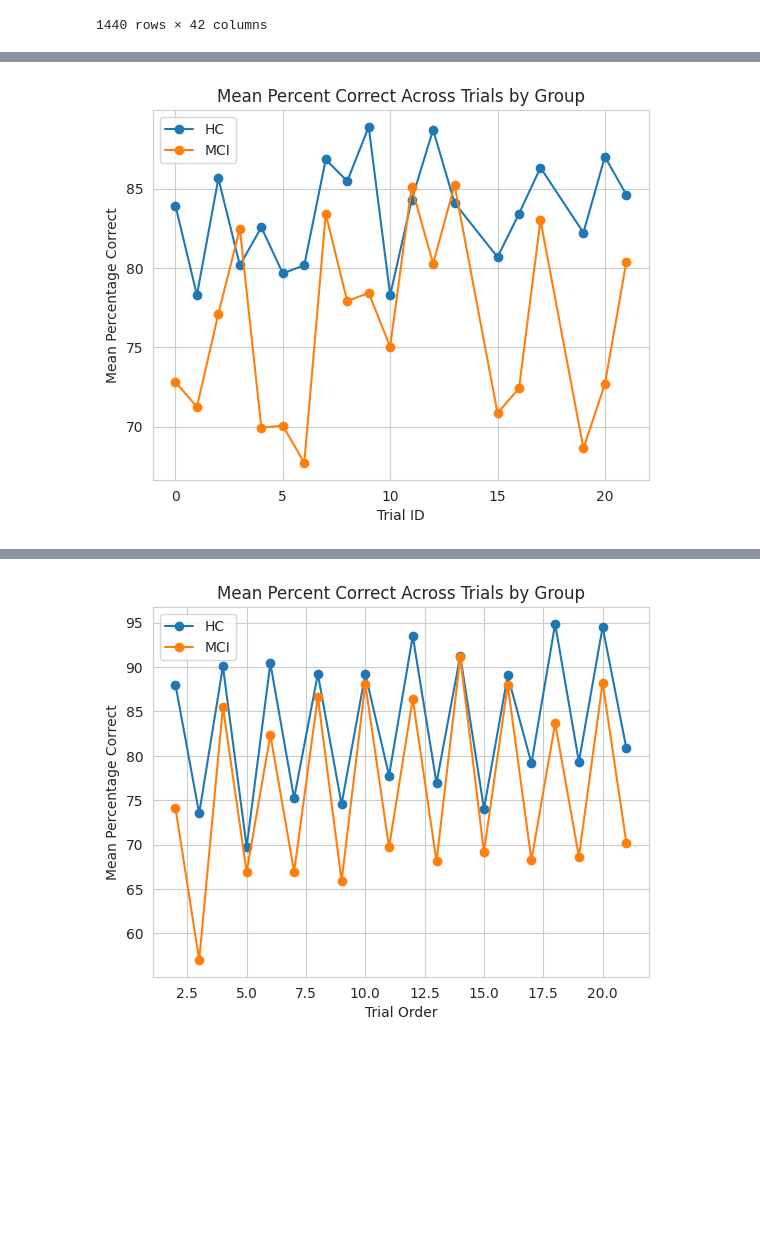
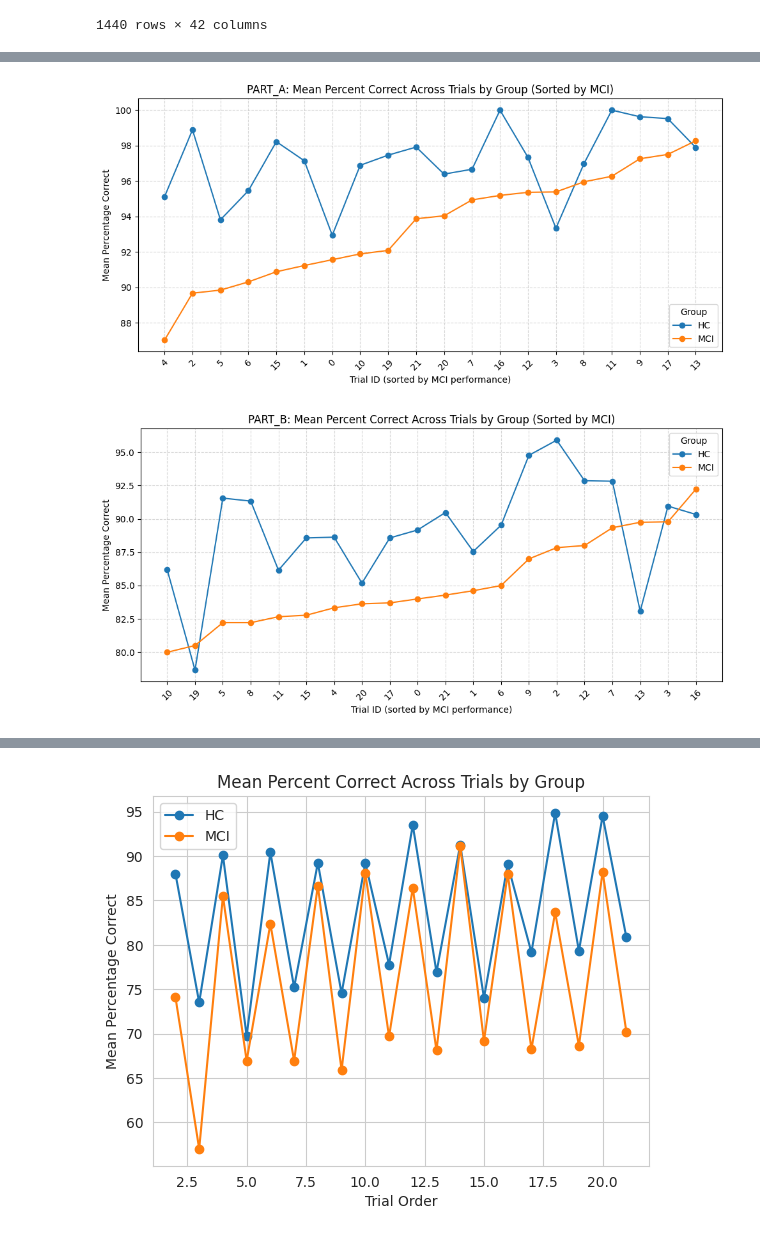
Before and after one commit to gianluca-capelo/tmt-analysis, a Jupyter notebook: notebooks/preliminar_analysis.ipynb, the cells around one changed output, grey strips where cells are left out. Drawn from its saved outputs; the diff is of its cells as text; code cells hidden in the pictures; blank space fills up the shorter version.

Commit message:
start adding path analysis

```diff
--- a/notebooks/preliminar_analysis.ipynb
+++ b/notebooks/preliminar_analysis.ipynb
@@ -1,9 +1,17 @@
 # %%
+import sys
+import os
+
+
+sys.path.append(os.path.abspath("../src"))
+
 import pandas as pd
 
 from src.config import ANALYSIS_PATH
 
-df = pd.read_csv(ANALYSIS_PATH)
+my_analysis_path = '/home/gus/Documents/REPOS/tmt-analysis/data/hand_analysis/2025-05-05_13-05-32/analysis.csv'
+
+df = pd.read_csv(my_analysis_path)
 # %%
 from sklearn.model_selection import train_test_split
 import pandas as pd
@@ -153,18 +182,36 @@ plt.show()
 # %%
-from matplotlib import pyplot as plt
+import matplotlib.pyplot as plt
 
-# Compute percentage correct per trial (15 targets per trial)
+# Compute percent correct
 df['percent_correct'] = df['correct_targets_touches'] / 15 * 100
 
-mean_df = df.groupby(['trial_id', 'group'])['percent_correct'].mean().unstack('group')
+# Iterate over both trial types
+for trial_type in ['PART_A', 'PART_B']:
+    # Filter
+    df_part = df[df['trial_type'] == trial_type]
 
-plt.figure()
-for g in mean_df.columns:
-    plt.plot(mean_df.index, mean_df[g], marker='o', label=g)
-plt.xlabel('Trial ID')
-plt.ylabel('Mean Percentage Correct')
-plt.title('Mean Percent Correct Across Trials by Group')
-plt.legend()
-plt.show()
+    # Group and pivot
+    mean_df = df_part.groupby(['trial_id', 'group'])['percent_correct'].mean().unstack('group')
+
+    # Sort by MCI performance
+    mean_df_sorted = mean_df.sort_values(by='MCI')
+
+    # Get sorted trial IDs
+    sorted_trial_ids = mean_df_sorted.index.tolist()
+
+    # Plot
+    plt.figure(figsize=(10, 5))
+    for group in mean_df_sorted.columns:
+        plt.plot(range(len(mean_df_sorted)), mean_df_sorted[group], marker='o', label=group)
+
+    plt.xticks(ticks=range(len(sorted_trial_ids)), labels=sorted_trial_ids, rotation=45)
+    plt.xlabel('Trial ID (sorted by MCI performance)')
+    plt.ylabel('Mean Percentage Correct')
+    plt.title(f'{trial_type}: Mean Percent Correct Across Trials by Group (Sorted by MCI)')
+    plt.legend(title='Group')
+    plt.grid(True, linestyle='--', alpha=0.5)
+    plt.tight_layout()
+    plt.show()
 # %% [output]
-[figure, old version]
+[figure, new version]
+[figure, added]
```
Also changed, not shown: parts of 4 cells of this notebook, 6 other files.
